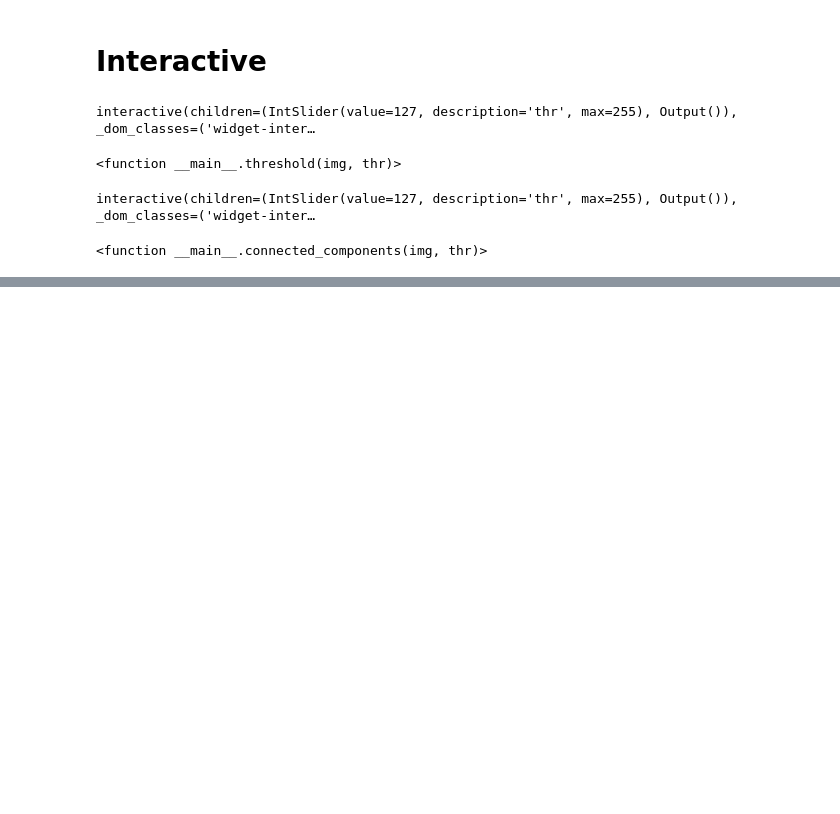
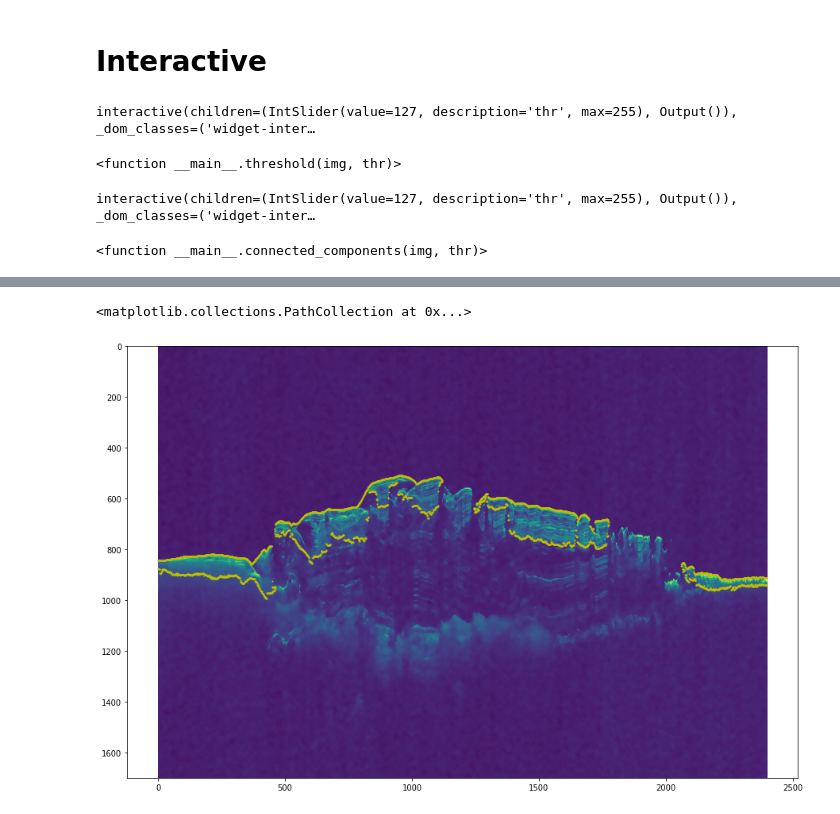
Before and after one commit to GiuliaLovati/Tesy, a Jupyter notebook: ConnectedComponents.ipynb, the cells around one changed output, grey strips where cells are left out. Cells and saved outputs as stored; diff of their text form; code cells hidden in the pictures; blank space fills up the shorter version.

```diff
--- a/ConnectedComponents.ipynb
+++ b/ConnectedComponents.ipynb
@@ -376,0 +445,8 @@ interactive(children=(IntSlider(value=127, description='thr', max=255), Output()
+# %%
+figure(figsize=(20,10))
+imshow(imgInTiny)
+plt.scatter(upperlimity,upperlimitx, c='y', s=1)
+plt.scatter(lowerlimity,lowerlimitx, c='y', s=1)
+# %% [output]
+<matplotlib.collections.PathCollection at 0x...>
+[figure, added]
```
Also changed, not shown: parts of 9 cells of this notebook.
